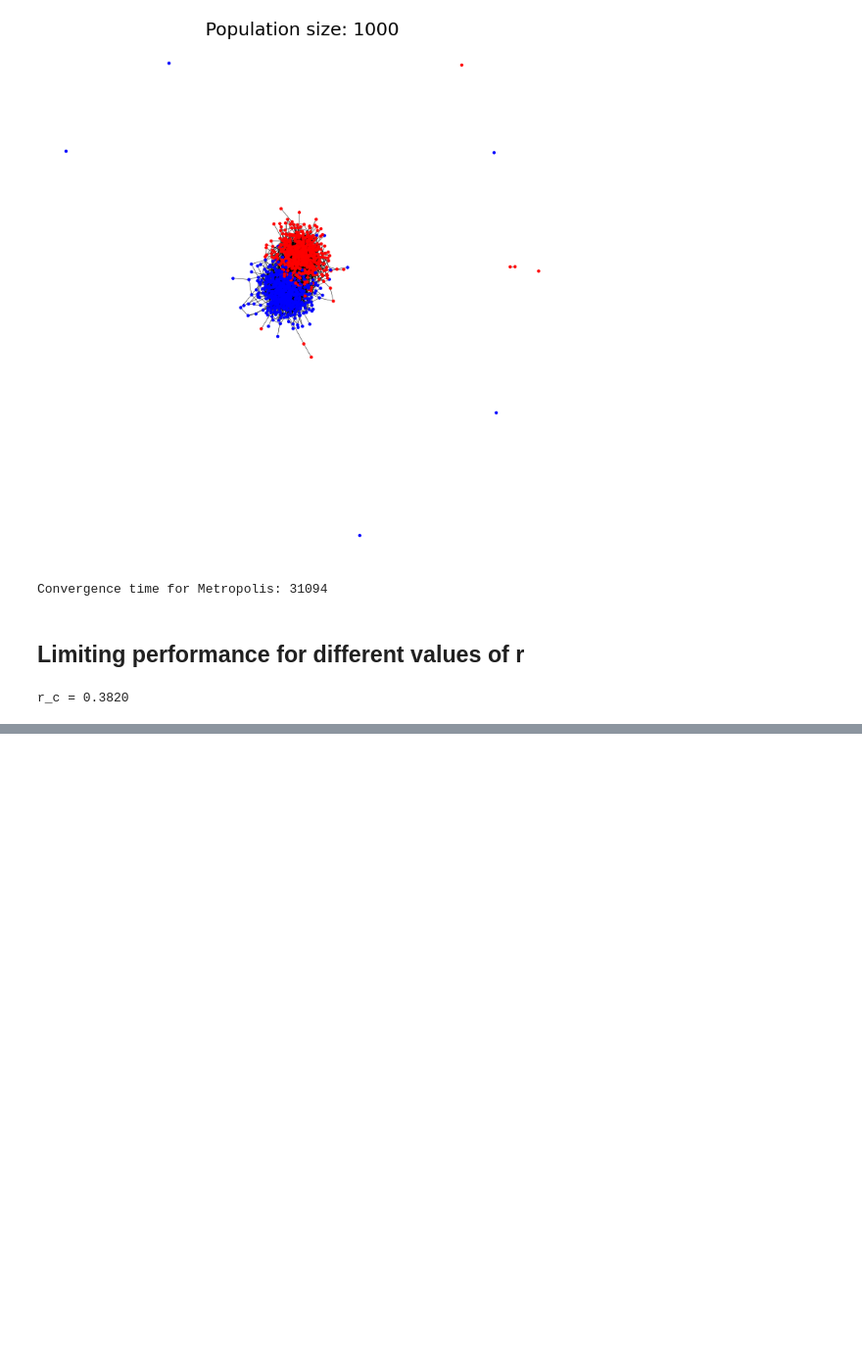
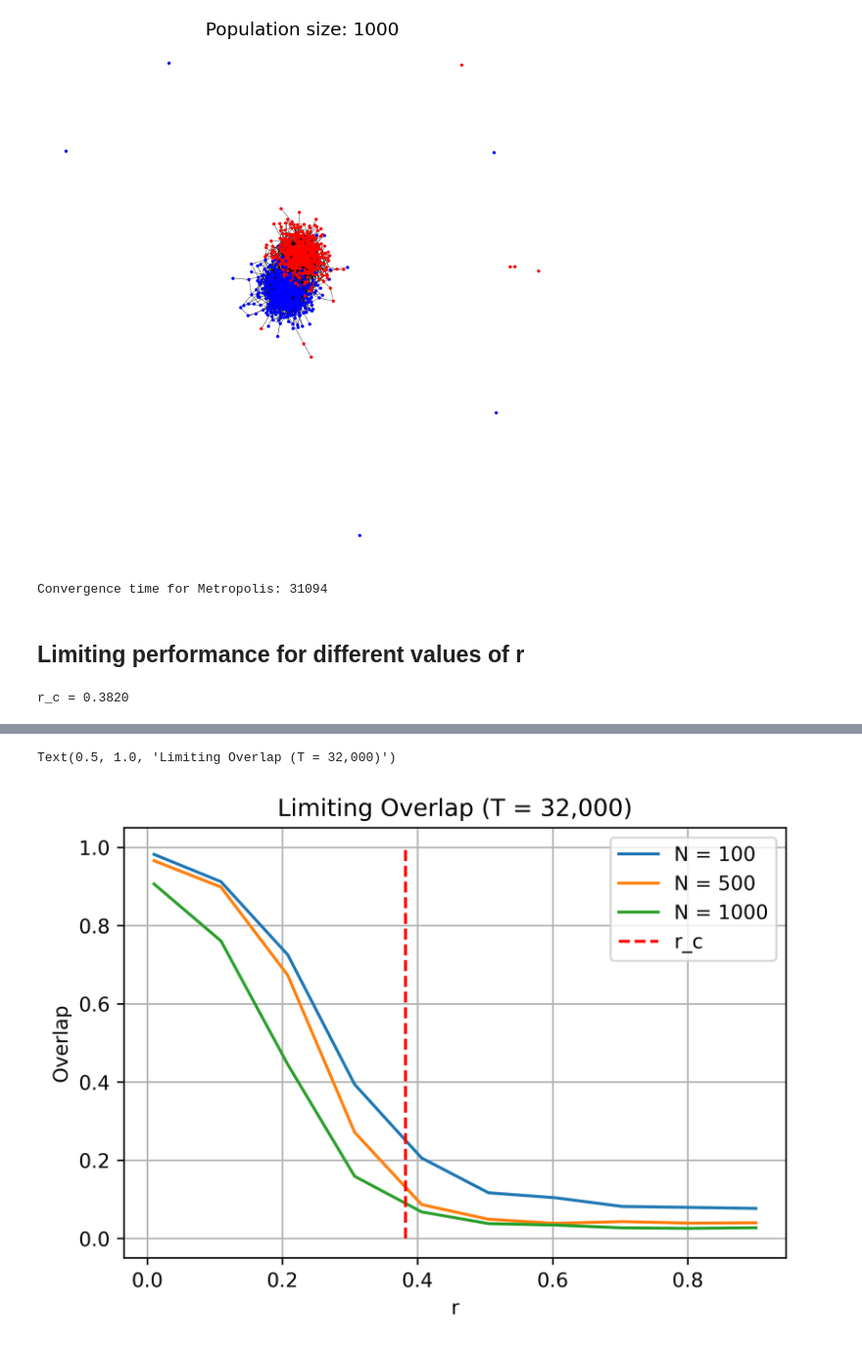
Before and after one commit to galannp/Markov, a Jupyter notebook: notebook/testing_david.ipynb, the cells around one changed output, grey strips where cells are left out. Shown at 98% size. Cells and saved outputs as stored; diff of their text form; code cells hidden in the pictures; blank space fills up the shorter version.

Commit message:
Collected data.

```diff
--- a/notebook/testing_david.ipynb
+++ b/notebook/testing_david.ipynb
@@ -324,18 +324,3 @@ N_list = [100, 500, 1000]
 r_list = np.linspace(0.01, 1, num=10, endpoint=False)
 # %% [output]
 r_c = 0.3820
-# %%
-avg_list = []
-for N in N_list:
-    # Generate all data for a given N
-    print(f'{"-"*30} Running for N = {N} {"-"*30}')
-    Q = rplot_metropolis(N, d, T, r_list, num_xstar, num_graph, num_exp)
-
-    # Save file
-    path = '../data'
-    stamp = datetime.now().strftime("%m_%d_%y_%H_%M_%S")
-    filename = f'rplot_N_{N}_d_{d}_T_{T}_NRUN_{num_xstar}_{num_graph}_{num_exp}_TIME_{stamp}'
-    np.save(f'{path}/{filename}', Q)
-
-    # Compute average
-    avg_list.append(np.average(Q, axis=(1,2,3)))
@@ -367,0 +352,21 @@ Text(0.5, 1.0, 'Limiting Overlap')
+# %%
+# Plot the limiting perfomance as a function of r
+plt.figure(dpi=600)
+labels = []
+for i, N in enumerate(N_list):
+    plt.plot(r_list, avg_list[i])
+    labels.append(f'N = {N}')
+
+# Plot the phase transition
+plt.plot([r_c, r_c], [0, 1], 'r--', )
+labels.append("r_c")
+
+# Plot parameters
+plt.legend(labels)
+plt.xlabel("r")
+plt.ylabel("Overlap")
+plt.grid()
+plt.title(f"Limiting Overlap (T = {T:,d})")
+# %% [output]
+Text(0.5, 1.0, 'Limiting Overlap (T = 32,000)')
+[figure, added]
```
Also changed, not shown: parts of 5 cells of this notebook.
